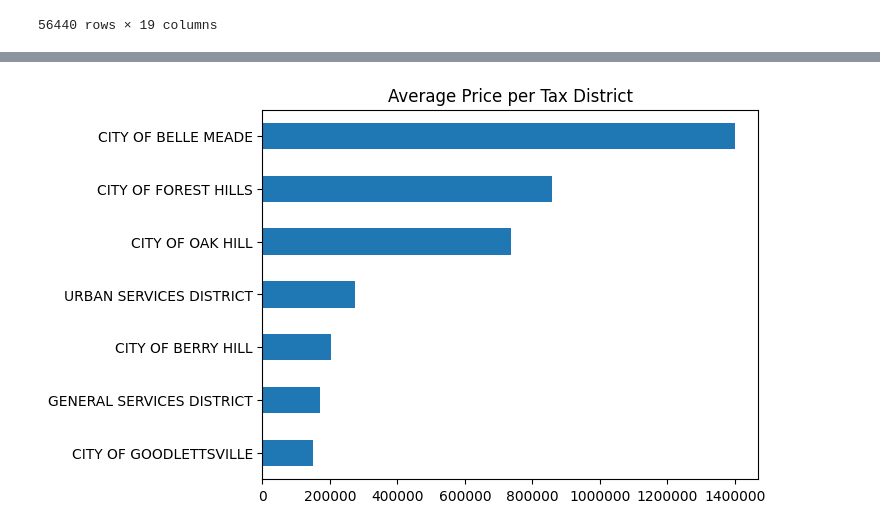
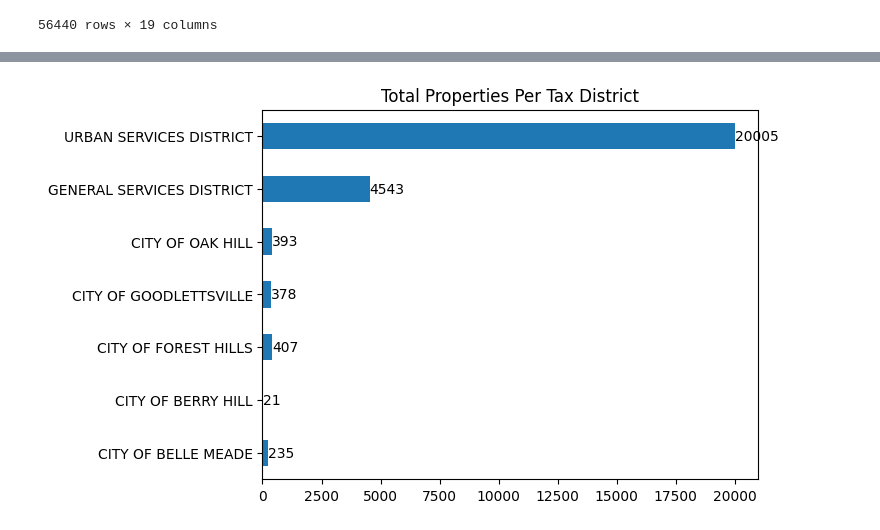
Before and after one commit to RobTheRobber/nashville-housing, a Jupyter notebook: nashville-housing.ipynb, the cells around one changed output, grey strips where cells are left out. Drawn from its saved outputs; the diff is of its cells as text; code cells hidden in the pictures.

```diff
--- a/nashville-housing.ipynb
+++ b/nashville-housing.ipynb
@@ -11,6 +17,7 @@ housing = pd.read_csv('data/nashville-housing.csv')
 
 #Filter out Land Use Categories with less than 10 entries
 filtered_landuse = dc.remove_small_groupings(housing,"LandUse",10)
+filtered_landuse['LandUse'] = filtered_landuse['LandUse'].replace('VACANT RES LAND', 'VACANT RESIDENTIAL LAND')
 filtered_landuse
 # %% [output]
 |  | UniqueID | ParcelID | LandUse | PropertyAddress | SaleDate | SalePrice | LegalReference | SoldAsVacant | ... |
@@ -33,5 +40,4 @@ t_housing = dc.remove_unwanted_columns(filtered_landuse,['OwnerName','OwnerAddre
 t_housing = filtered_landuse.dropna(subset=['Acreage', 'TaxDistrict','LandValue','BuildingValue',"SalePrice"])
 t_housing['SalePrice'] = pd.to_numeric(t_housing.loc[:,'SalePrice'],errors='coerce')
 # %%
-count = t_housing['LandUse'].value_counts()
-count
+pie_group = t_housing['LandUse'].value_counts().head(5)
@@ -74,6 +59,8 @@ pie_group.plot(kind='pie',title="Nashville Land Use Percentages", figsize=(20,9)
 # %%
-tax_district= t_housing.groupby("TaxDistrict")["SalePrice"].mean().sort_values()
-ax = tax_district.plot.barh(title="Average Price per Tax District", ylabel="")
+tax_district= t_housing.groupby('TaxDistrict')["LandUse"].size()
+ax = tax_district.plot.barh(title="Total Properties Per Tax District", ylabel="")
 ax.ticklabel_format(style='plain', axis='x')
+for i, count in enumerate(tax_district):
+    ax.annotate(str(count), xy=(count, i), va='center')
 # %% [output]
-[figure, old version]
+[figure, new version]
```
Also changed, not shown: parts of 9 cells of this notebook, 5 other files.
